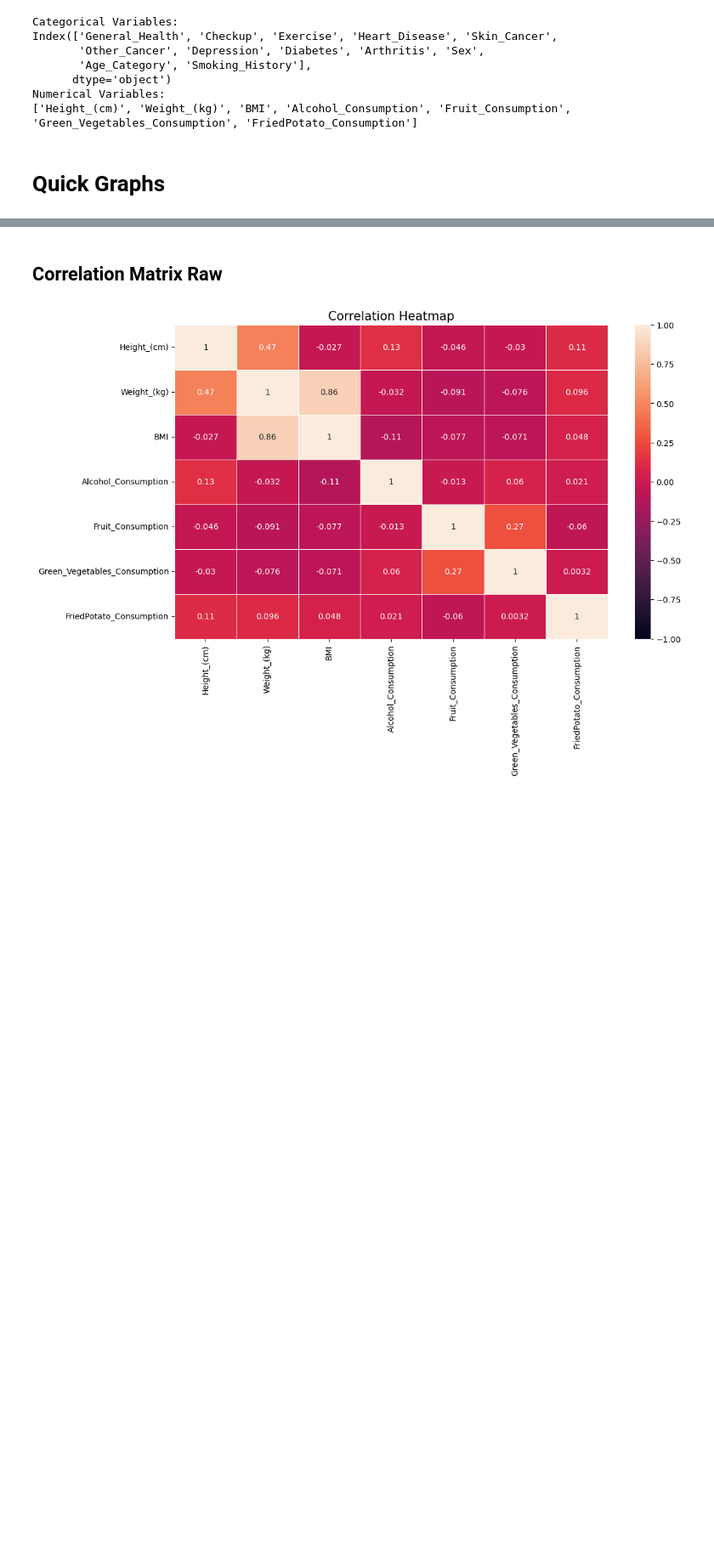
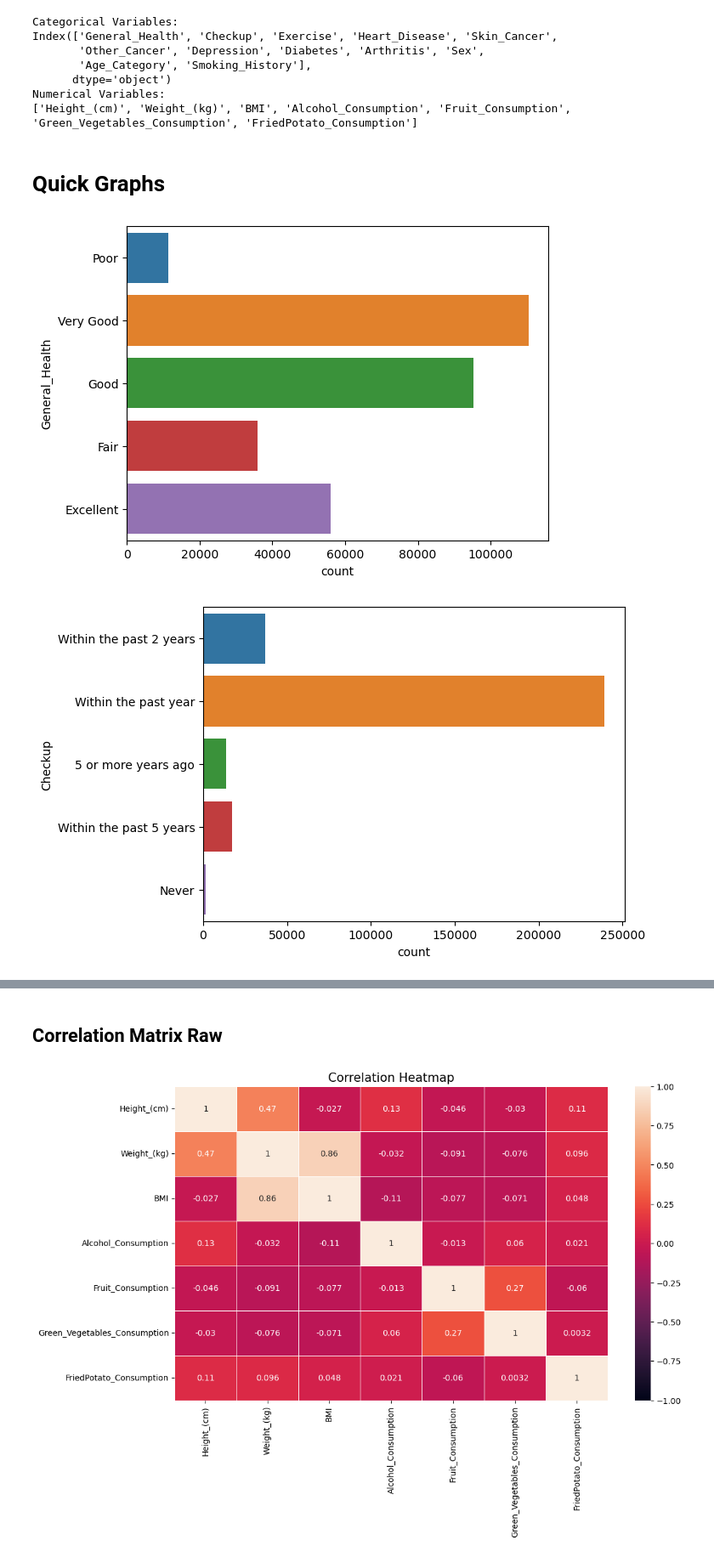
Before and after one commit to bobebend/Cardiovascular_diseases_risk_prediction, a Jupyter notebook: notebooks/cardio.ipynb, the cells around one changed output, grey strips where cells are left out. Shown at 85% size. Drawn from its saved outputs; the diff is of its cells as text; code cells hidden in the pictures; blank space fills up the shorter version.

```diff
--- a/notebooks/cardio.ipynb
+++ b/notebooks/cardio.ipynb
@@ -225,3 +268,11 @@ Numerical Variables:
 ['Height_(cm)', 'Weight_(kg)', 'BMI', 'Alcohol_Consumption', 'Fruit_Consumption', 'Green_Vegetables_Consumption', 'FriedPotato_Consumption']
 # %% [markdown]
 # Quick Graphs
+# %%
+for column in cardio.select_dtypes(include='object'):
+    if cardio[column].nunique() > 1:
+        sns.countplot(y=column, data=cardio)
+        plt.show()
+# %% [output]
+[figure, added]
+[figure, added]
```
Also changed, not shown: parts of 23 cells of this notebook, 3 other files.
